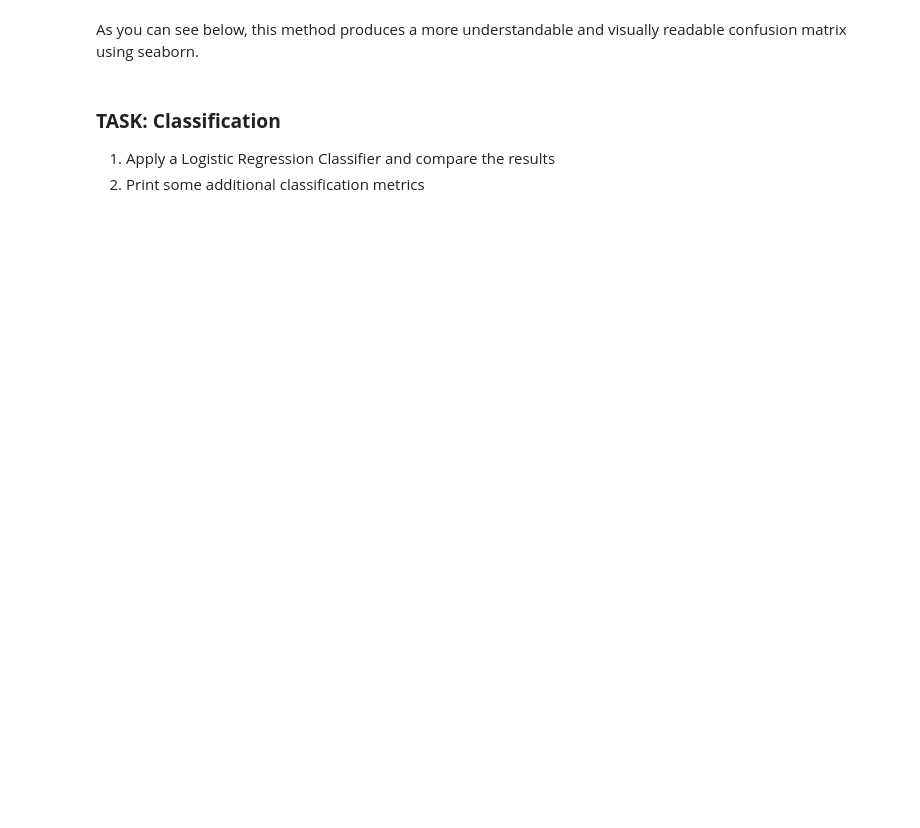
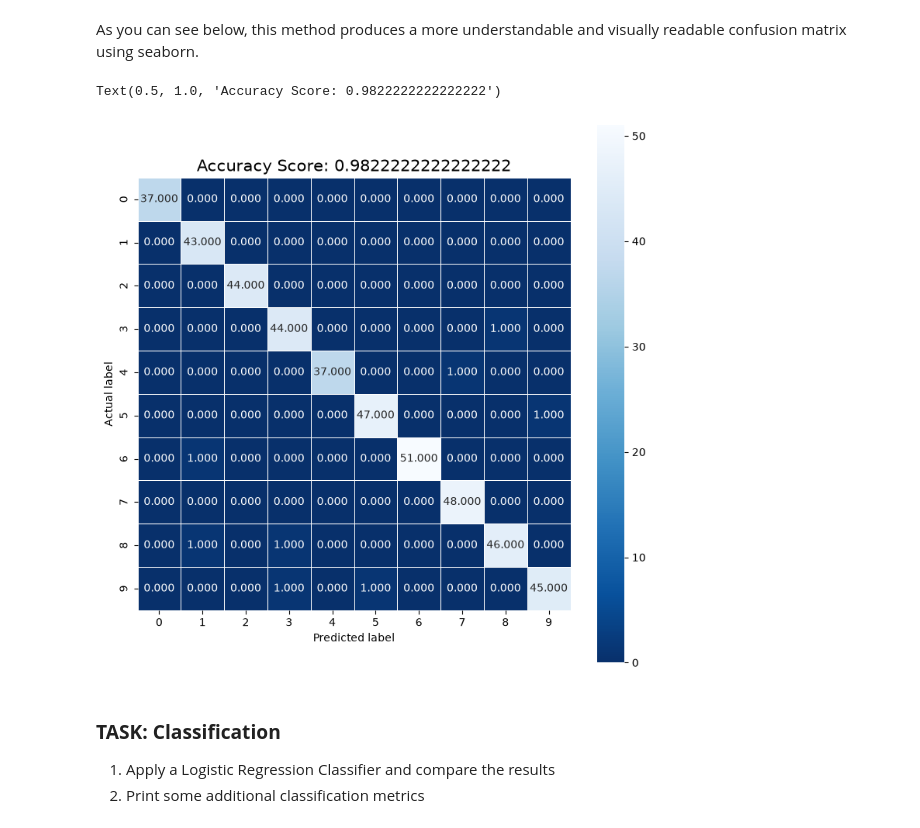
Before and after one commit to gautam7250/Applied-Artificial-Intelligence, a Jupyter notebook: 03_Exercise_3/3_3_Classification.ipynb, the cells around one changed output. Saved outputs shown, nothing was run; the diff lists cells and outputs as text; code cells hidden in the pictures; blank space fills up the shorter version.

```diff
--- a/03_Exercise_3/3_3_Classification.ipynb
+++ b/03_Exercise_3/3_3_Classification.ipynb
@@ -115,11 +132,14 @@ print(cm)
 As you can see below, this method produces a more understandable and visually readable confusion matrix using seaborn.
 # %%
 plt.figure(figsize=(9,9))
-sns.heatmap(cm, annot=True, fmt=".3f", linewidths=.5, square = True, cmap = 'Blues_r')
+sns.heatmap(cm, annot=True, fmt=".3f", linewidths=.5, square = True, cmap = 'Blues_r');
 plt.ylabel('Actual label')
-plt.xlabel('Predicted label')
+plt.xlabel('Predicted¯ label')
 all_sample_title = 'Accuracy Score: {0}'.format(score)
 plt.title(all_sample_title, size = 15)
+# %% [output]
+Text(0.5, 1.0, 'Accuracy Score: 0.9822222222222222')
+[figure, added]
 # %% [markdown]
 ### **TASK: Classification**
 
```
Also changed, not shown: parts of 14 cells of this notebook.
